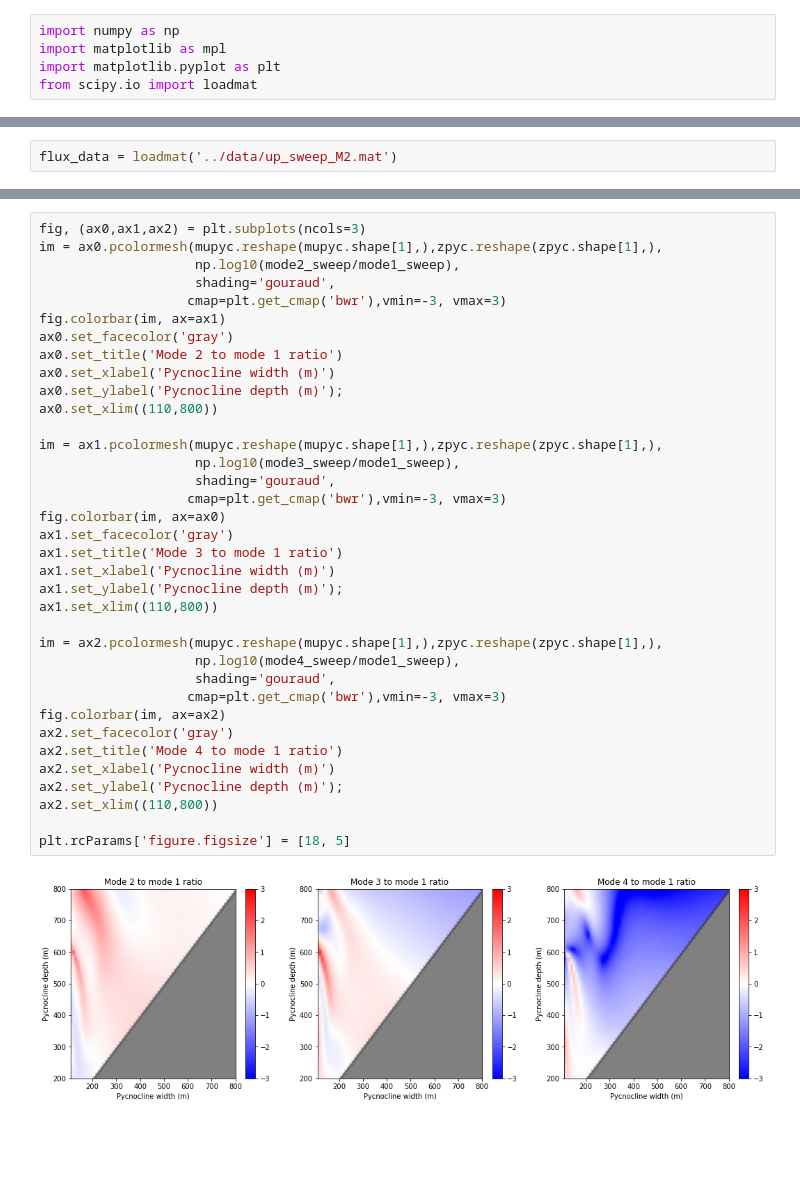
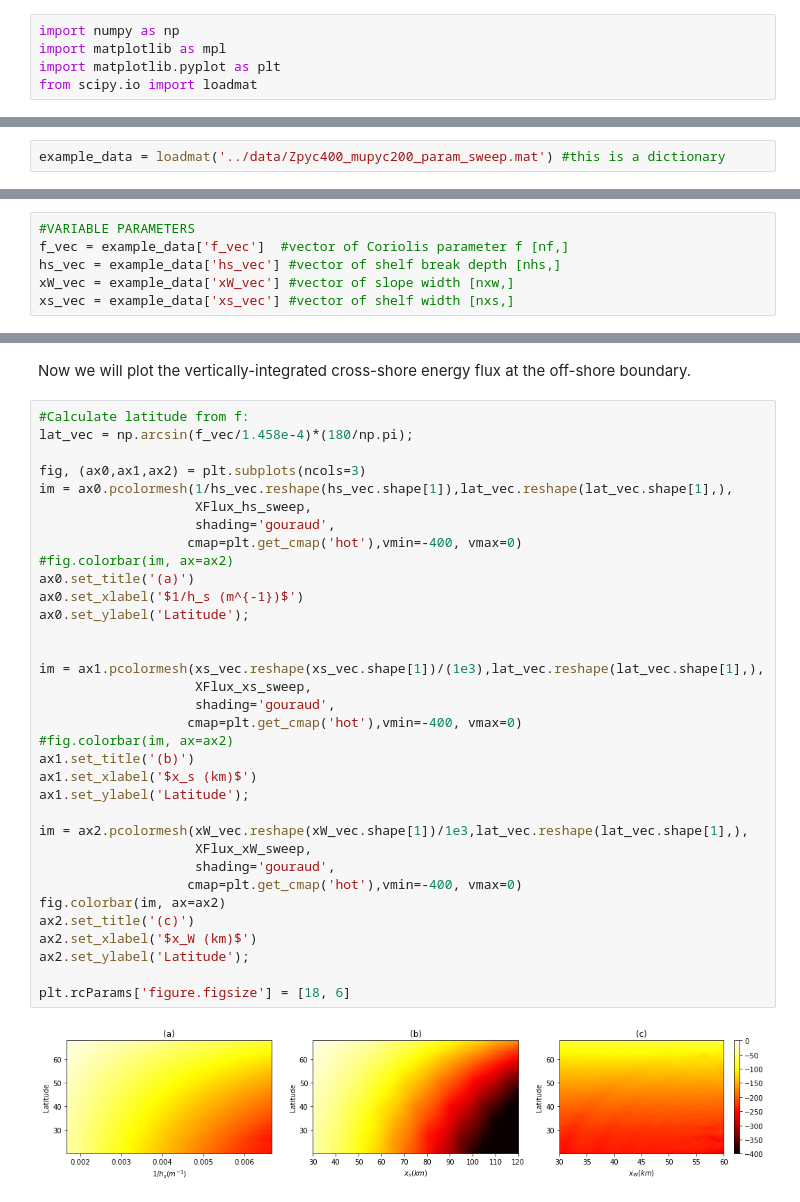
Before and after one commit to bzemskova/coastal_internal_tides, a Jupyter notebook: python_post_processing/plot_energy_flux_parameter_sweep.ipynb, the cells around one changed output, grey strips where cells are left out. Saved outputs shown, nothing was run; the diff lists cells and outputs as text; blank space fills up the shorter version.

```diff
--- a/python_post_processing/plot_energy_flux_parameter_sweep.ipynb
+++ b/python_post_processing/plot_energy_flux_parameter_sweep.ipynb
@@ -15,3 +25,3 @@ from scipy.io import loadmat
 Open Matfile using loadmat module and extract all the data from the loaded dictionary.
 # %%
-flux_data = loadmat('../data/up_sweep_M2.mat')
+example_data = loadmat('../data/Zpyc400_mupyc200_param_sweep.mat') #this is a dictionary
@@ -26,2 +32,8 @@ mupyc = flux_data['mupyc_vec'] #vector of pycnocline width values (m): size[nw,]
+# %%
+#VARIABLE PARAMETERS
+f_vec = example_data['f_vec']  #vector of Coriolis parameter f [nf,]
+hs_vec = example_data['hs_vec'] #vector of shelf break depth [nhs,]
+xW_vec = example_data['xW_vec'] #vector of slope width [nxw,]
+xs_vec = example_data['xs_vec'] #vector of shelf width [nxs,]
 # %%
 #OUTPUT VARIABLES
@@ -75,38 +59,38 @@ ax0.set_xlim((110,800));
+# %% [markdown]
+Now we will plot the vertically-integrated cross-shore energy flux at the off-shore boundary.
 # %%
+#Calculate latitude from f:
+lat_vec = np.arcsin(f_vec/1.458e-4)*(180/np.pi);
+
 fig, (ax0,ax1,ax2) = plt.subplots(ncols=3)
-im = ax0.pcolormesh(mupyc.reshape(mupyc.shape[1],),zpyc.reshape(zpyc.shape[1],),
-                    np.log10(mode2_sweep/mode1_sweep),
+im = ax0.pcolormesh(1/hs_vec.reshape(hs_vec.shape[1]),lat_vec.reshape(lat_vec.shape[1],),
+                    XFlux_hs_sweep,
                     shading='gouraud',
-                   cmap=plt.get_cmap('bwr'),vmin=-3, vmax=3)
-fig.colorbar(im, ax=ax1)
-ax0.set_facecolor('gray')
-ax0.set_title('Mode 2 to mode 1 ratio')
-ax0.set_xlabel('Pycnocline width (m)')
-ax0.set_ylabel('Pycnocline depth (m)');
-ax0.set_xlim((110,800))
+                   cmap=plt.get_cmap('hot'),vmin=-400, vmax=0)
+#fig.colorbar(im, ax=ax2)
+ax0.set_title('(a)')
+ax0.set_xlabel('$1/h_s (m^{-1})$')
+ax0.set_ylabel('Latitude');
 
-im = ax1.pcolormesh(mupyc.reshape(mupyc.shape[1],),zpyc.reshape(zpyc.shape[1],),
-                    np.log10(mode3_sweep/mode1_sweep),
+
+im = ax1.pcolormesh(xs_vec.reshape(xs_vec.shape[1])/(1e3),lat_vec.reshape(lat_vec.shape[1],),
+                    XFlux_xs_sweep,
                     shading='gouraud',
-                   cmap=plt.get_cmap('bwr'),vmin=-3, vmax=3)
-fig.colorbar(im, ax=ax0)
-ax1.set_facecolor('gray')
-ax1.set_title('Mode 3 to mode 1 ratio')
-ax1.set_xlabel('Pycnocline width (m)')
-ax1.set_ylabel('Pycnocline depth (m)');
-ax1.set_xlim((110,800))
+                   cmap=plt.get_cmap('hot'),vmin=-400, vmax=0)
+#fig.colorbar(im, ax=ax2)
+ax1.set_title('(b)')
+ax1.set_xlabel('$x_s (km)$')
+ax1.set_ylabel('Latitude');
 
-im = ax2.pcolormesh(mupyc.reshape(mupyc.shape[1],),zpyc.reshape(zpyc.shape[1],),
-                    np.log10(mode4_sweep/mode1_sweep),
+im = ax2.pcolormesh(xW_vec.reshape(xW_vec.shape[1])/1e3,lat_vec.reshape(lat_vec.shape[1],),
+                    XFlux_xW_sweep,
                     shading='gouraud',
-                   cmap=plt.get_cmap('bwr'),vmin=-3, vmax=3)
+                   cmap=plt.get_cmap('hot'),vmin=-400, vmax=0)
 fig.colorbar(im, ax=ax2)
-ax2.set_facecolor('gray')
-ax2.set_title('Mode 4 to mode 1 ratio')
-ax2.set_xlabel('Pycnocline width (m)')
-ax2.set_ylabel('Pycnocline depth (m)');
-ax2.set_xlim((110,800))
+ax2.set_title('(c)')
+ax2.set_xlabel('$x_W (km)$')
+ax2.set_ylabel('Latitude');
 
-plt.rcParams['figure.figsize'] = [18, 5]
+plt.rcParams['figure.figsize'] = [18, 6]
 # %% [output]
-[figure, old version]
+[figure, new version]
```
Also changed, not shown: parts of 21 cells of this notebook, 6 other files.
